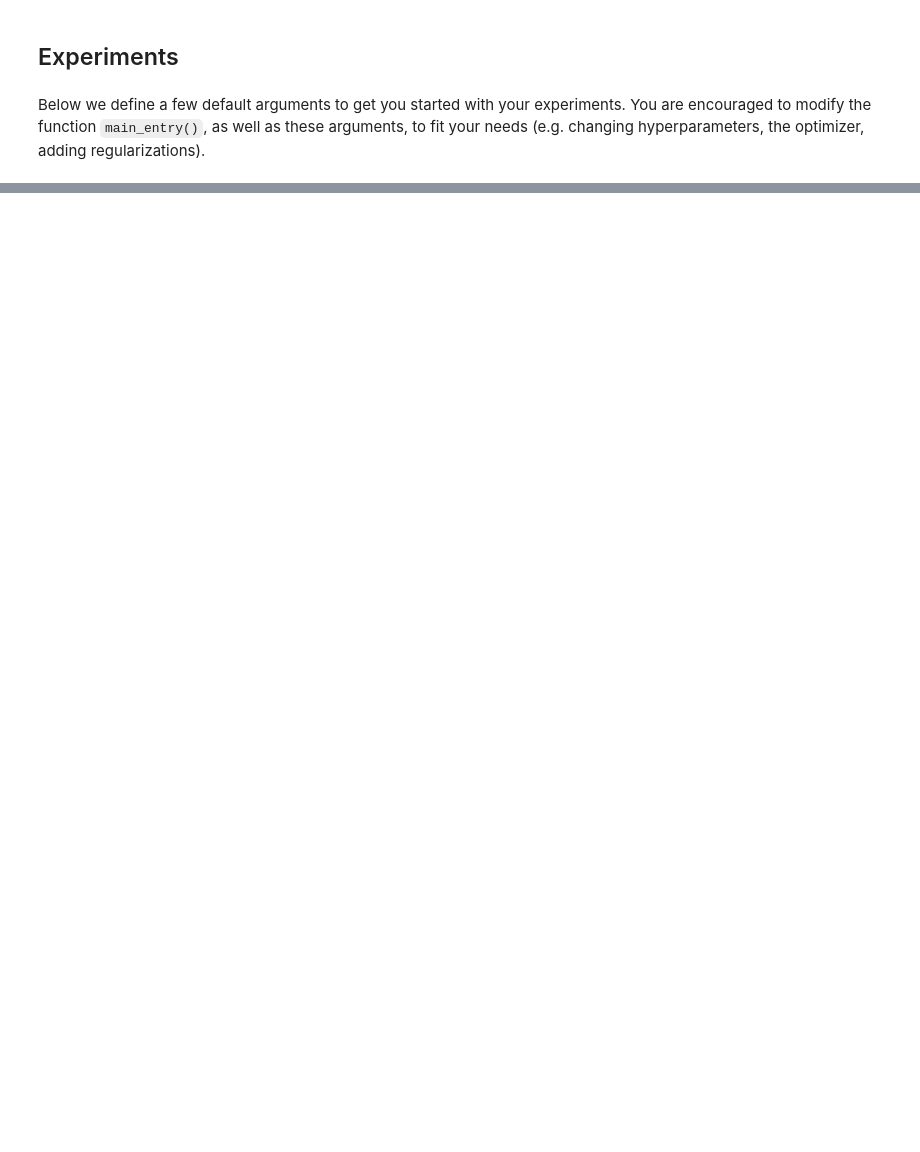
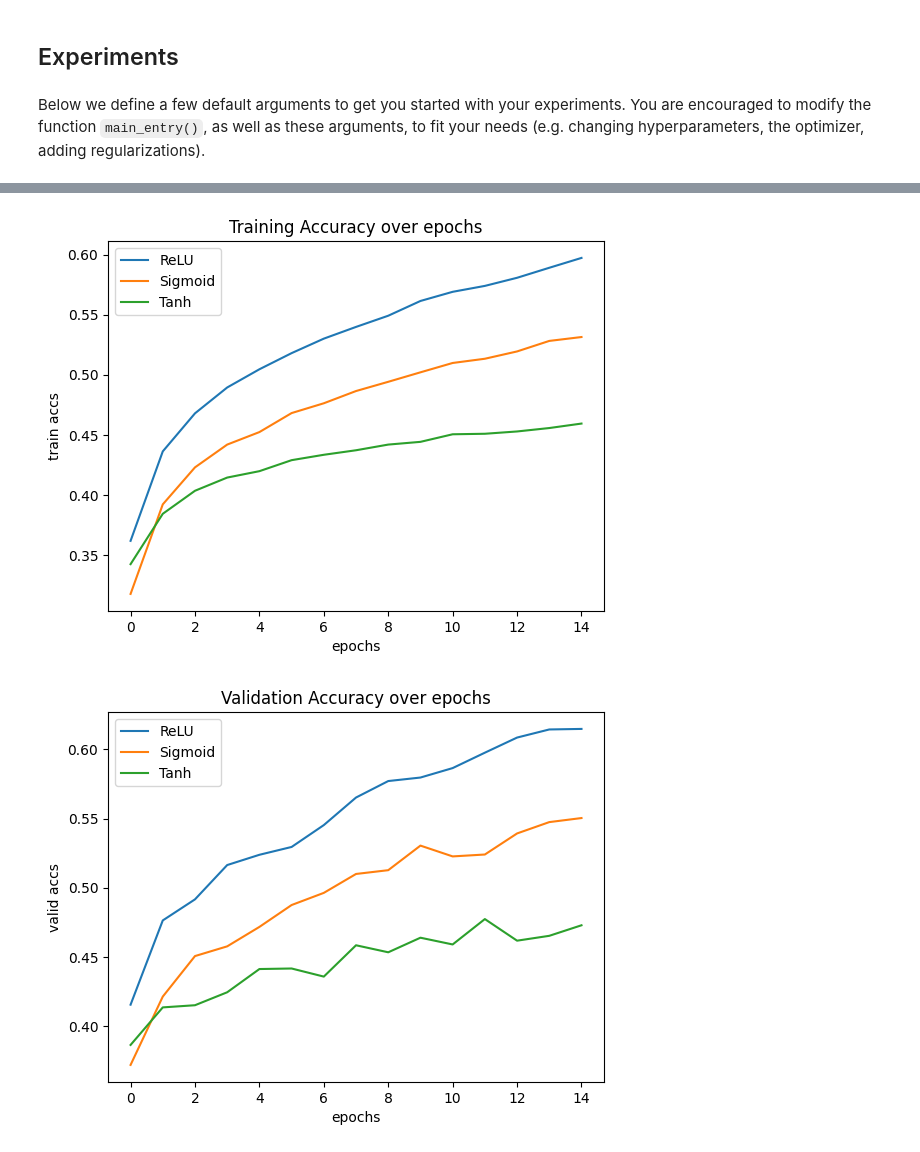
Before and after one commit to robbybobby/IFT6135-HW1_2025, a Jupyter notebook: HW1_2025/assignment1_release/main.ipynb, the cells around one changed output, grey strips where cells are left out. Cells and saved outputs as stored; diff of their text form; code cells hidden in the pictures; blank space fills up the shorter version.

Commit message:
Assignment 1 end

```diff
--- a/HW1_2025/assignment1_release/main.ipynb
+++ b/HW1_2025/assignment1_release/main.ipynb
@@ -216,7 +216,8 @@ def main_entry(args):
     test_loss, test_acc, test_time = evaluate(
         epoch, model, test_dataloader, args, mode="test"
     )
-    print(f"===== Best validation Accuracy: {max(valid_accs):.3f} =====>")
+    best_acc = max(valid_accs)
+    print(f"===== Best validation Accuracy: {best_acc:.3f} =====>")
 
     # Save log if logdir provided
     if args.logdir is not None:
@@ -238,9 +239,4 @@ def main_entry(args):
         # Visualize
         if args.visualize and args.model in ['resnet18', 'mlpmixer']:
             model.visualize(args.logdir)
+    return best_acc
-# %%
-# Example to run MLP with 15 epochs
-config = Arguments(model='mlp',
-                   model_config='assignment/model_configs/mlp.json',
-                   epochs=10, logdir="exps/mlp_default")
-main_entry(config)
@@ -253,0 +243,8 @@ FileNotFoundError: [Errno 2] No such file or directory: 'assignment/model_config
+# %%
+model = 'mlp'
+for nl in ['relu', 'sigmoid', 'tanh']:
+    config = Arguments(model=model,
+                       model_config=f'./model_configs/{model}/{model}_{nl}.json',
+                       epochs=15,
+                       logdir=f'exps/{model}/{model}_{nl}')
+    main_entry(config)
@@ -253,0 +269,13 @@ FileNotFoundError: [Errno 2] No such file or directory: 'assignment/model_config
+# %%
+from utils import generate_plots
+
+list_of_dirs = [f'exps/{model}/{model}_{nl}' for nl in ['relu', 'sigmoid', 'tanh']]
+
+legend_names = ['ReLU', 'Sigmoid', 'Tanh']
+
+mlp_fig = os.makedirs('results', exist_ok=True)
+
+generate_plots(list_of_dirs, legend_names, 'results')
+# %% [output]
+[figure, added]
+[figure, added]
```
Also changed, not shown: parts of 10 cells of this notebook, 20 other files.
